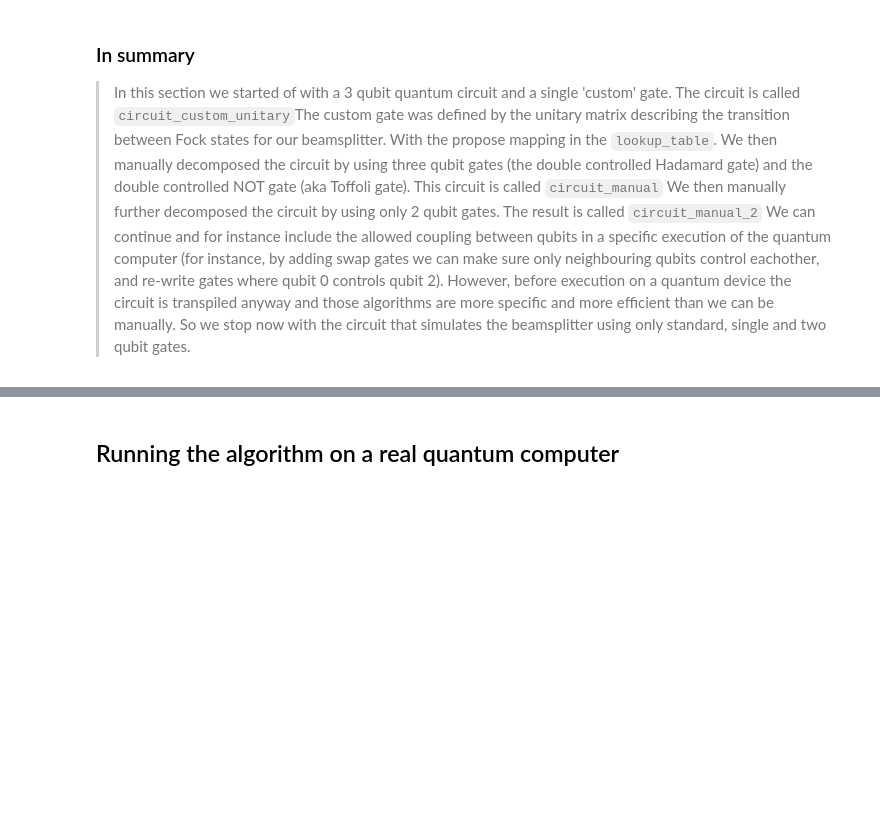
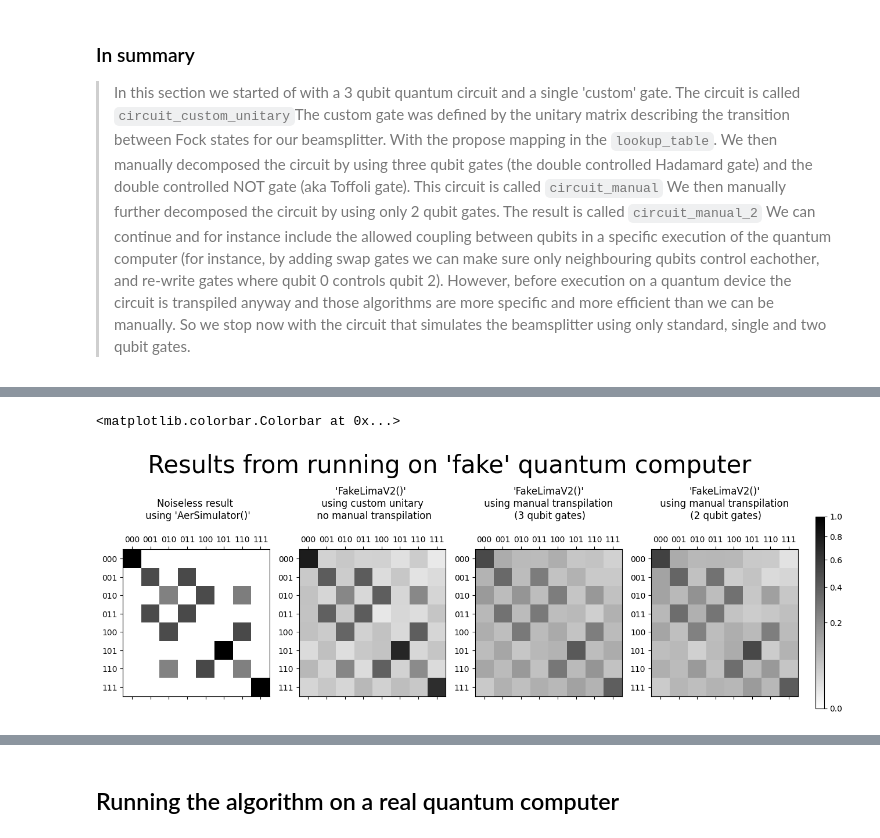
Before and after one commit to robhendrik/HOMsimulation, a Jupyter notebook: Simulation_of_the_HOM_effect_on_a_quantum_computer.ipynb, the cells around one changed output, grey strips where cells are left out. Drawn from its saved outputs; the diff is of its cells as text; code cells hidden in the pictures; blank space fills up the shorter version.

```diff
--- a/Simulation_of_the_HOM_effect_on_a_quantum_computer.ipynb
+++ b/Simulation_of_the_HOM_effect_on_a_quantum_computer.ipynb
@@ -862,0 +942,5 @@ We can continue and for instance include the allowed coupling between qubits in
+# %%
+
+# Define the matrix describing the HOM effect as a transition matrix between the qubit states
+lookup_table = {'00': '000', '01': '001', '02': '010', '10': '011', '11': '100', '12': '101', '20': '110', '21': '111'}
+reverse_lookup_table = {value:key for key, value in lookup_table.items()}
@@ -862,0 +1033,32 @@ We can continue and for instance include the allowed coupling between qubits in
+# %%
+from qiskit.providers.fake_provider import FakeLimaV2
+
+result_circuit_noiseless = run_circuit_on_backend(circuit_custom_unitary, AerSimulator())
+result_circuit_custom_unitary = run_circuit_on_backend(circuit_custom_unitary, FakeLimaV2())
+result_circuit_manual = run_circuit_on_backend(circuit_manual, FakeLimaV2())
+result_circuit_manual_2 = run_circuit_on_backend(circuit_manual_2, FakeLimaV2())
+# %%
+plt.rcParams['figure.figsize'] = [15, 6]
+fig, ax = plt.subplots(1,4)
+colormap = 'binary'
+fig.suptitle(' Results from running on \'fake\' quantum computer ', fontsize=30)
+ax[0].set_title('Noiseless result \n using \'AerSimulator()\'\n')
+ax[1].set_title('\'FakeLimaV2()\' \n using custom unitary \n no manual transpilation\n')
+ax[2].set_title('\'FakeLimaV2()\'\n using manual transpilation \n (3 qubit gates)\n')
+ax[3].set_title('\'FakeLimaV2()\'\n using manual transpilation \n (2 qubit gates)\n')
+for i in range(4):
+    ax[i].set_xticks([i for i in range(len(lookup_table.values()))])
+    ax[i].set_yticks([i for i in range(len(lookup_table.values()))])
+    ax[i].set_xticklabels(lookup_table.values())
+    ax[i].set_yticklabels(lookup_table.values())
+
+# We use a powernorm to scale the color coding. A linear scale would hide the noise too much and differences would not be visible.
+im = ax[0].matshow(result_circuit_noiseless, cmap = colormap, norm=matplotlib.colors.PowerNorm(gamma = 0.5, vmin=0, vmax=1))
+im = ax[1].matshow(result_circuit_custom_unitary, cmap = colormap, norm=matplotlib.colors.PowerNorm(gamma = 0.5, vmin=0, vmax=1))
+im = ax[2].matshow(result_circuit_manual, cmap = colormap, norm=matplotlib.colors.PowerNorm(gamma = 0.5, vmin=0, vmax=1))
+im = ax[3].matshow(result_circuit_manual_2, cmap = colormap, norm=matplotlib.colors.PowerNorm(gamma = 0.5, vmin=0, vmax=1))
+cbar_ax = fig.add_axes([0.92, 0.25, 0.01, 0.55])
+fig.colorbar(im, cax=cbar_ax)
+# %% [output]
+<matplotlib.colorbar.Colorbar at 0x...>
+[figure, added]
```
Also changed, not shown: parts of 37 cells of this notebook, 12 other files.
